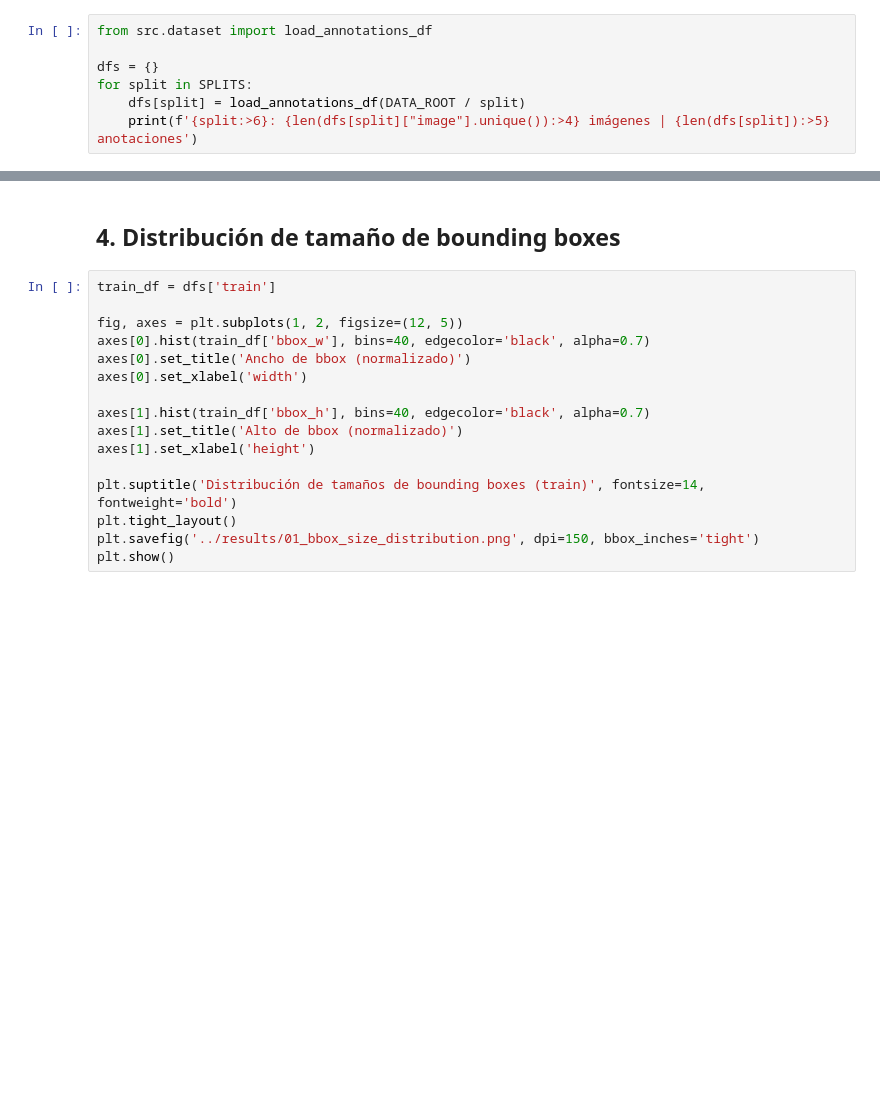
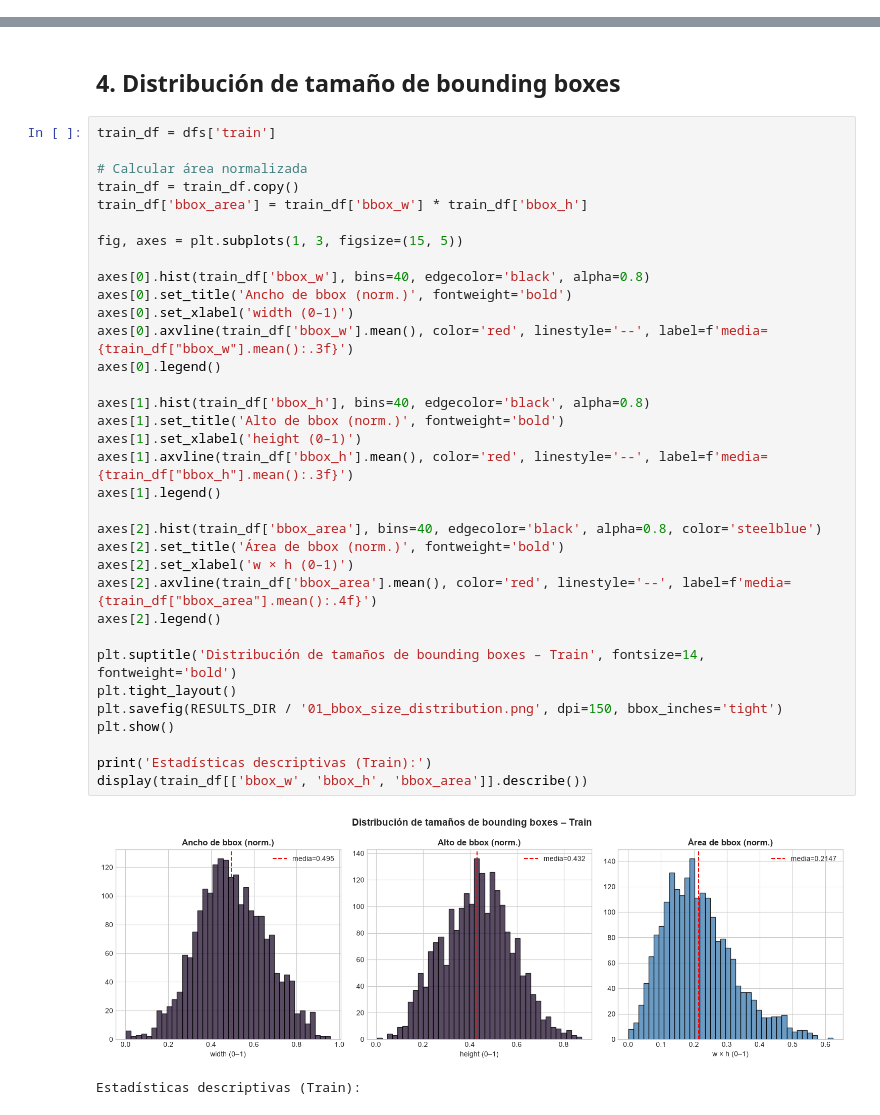
Before and after one commit to leandroabritez/VPCII_TP_CEIA, a Jupyter notebook: notebooks/01_EDA.ipynb, the cells around one changed output, grey strips where cells are left out. Cells and saved outputs as stored; diff of their text form; blank space fills up the shorter version.

```diff
--- a/notebooks/01_EDA.ipynb
+++ b/notebooks/01_EDA.ipynb
@@ -43,9 +73,2 @@ print(f'Dataset encontrado en: {DATA_ROOT}')
 # %% [markdown]
 ## 2. Estadísticas generales por split
-# %%
-from src.dataset import load_annotations_df
-
-dfs = {}
-for split in SPLITS:
-    dfs[split] = load_annotations_df(DATA_ROOT / split)
-    print(f'{split:>6}: {len(dfs[split]["image"].unique()):>4} imágenes | {len(dfs[split]):>5} anotaciones')
@@ -66,16 +129,37 @@ plt.show()
 # %%
 train_df = dfs['train']
 
-fig, axes = plt.subplots(1, 2, figsize=(12, 5))
-axes[0].hist(train_df['bbox_w'], bins=40, edgecolor='black', alpha=0.7)
-axes[0].set_title('Ancho de bbox (normalizado)')
-axes[0].set_xlabel('width')
+# Calcular área normalizada
+train_df = train_df.copy()
+train_df['bbox_area'] = train_df['bbox_w'] * train_df['bbox_h']
 
-axes[1].hist(train_df['bbox_h'], bins=40, edgecolor='black', alpha=0.7)
-axes[1].set_title('Alto de bbox (normalizado)')
-axes[1].set_xlabel('height')
+fig, axes = plt.subplots(1, 3, figsize=(15, 5))
 
-plt.suptitle('Distribución de tamaños de bounding boxes (train)', fontsize=14, fontweight='bold')
+axes[0].hist(train_df['bbox_w'], bins=40, edgecolor='black', alpha=0.8)
+axes[0].set_title('Ancho de bbox (norm.)', fontweight='bold')
+axes[0].set_xlabel('width (0–1)')
+axes[0].axvline(train_df['bbox_w'].mean(), color='red', linestyle='--', label=f'media={train_df["bbox_w"].mean():.3f}')
+axes[0].legend()
+
+axes[1].hist(train_df['bbox_h'], bins=40, edgecolor='black', alpha=0.8)
+axes[1].set_title('Alto de bbox (norm.)', fontweight='bold')
+axes[1].set_xlabel('height (0–1)')
+axes[1].axvline(train_df['bbox_h'].mean(), color='red', linestyle='--', label=f'media={train_df["bbox_h"].mean():.3f}')
+axes[1].legend()
+
+axes[2].hist(train_df['bbox_area'], bins=40, edgecolor='black', alpha=0.8, color='steelblue')
+axes[2].set_title('Área de bbox (norm.)', fontweight='bold')
+axes[2].set_xlabel('w × h (0–1)')
+axes[2].axvline(train_df['bbox_area'].mean(), color='red', linestyle='--', label=f'media={train_df["bbox_area"].mean():.4f}')
+axes[2].legend()
+
+plt.suptitle('Distribución de tamaños de bounding boxes – Train', fontsize=14, fontweight='bold')
 plt.tight_layout()
-plt.savefig('../results/01_bbox_size_distribution.png', dpi=150, bbox_inches='tight')
+plt.savefig(RESULTS_DIR / '01_bbox_size_distribution.png', dpi=150, bbox_inches='tight')
 plt.show()
+
+print('Estadísticas descriptivas (Train):')
+display(train_df[['bbox_w', 'bbox_h', 'bbox_area']].describe())
+# %% [output]
+[figure, added]
+Estadísticas descriptivas (Train):
```
Also changed, not shown: parts of 21 cells of this notebook, 11 other files.
